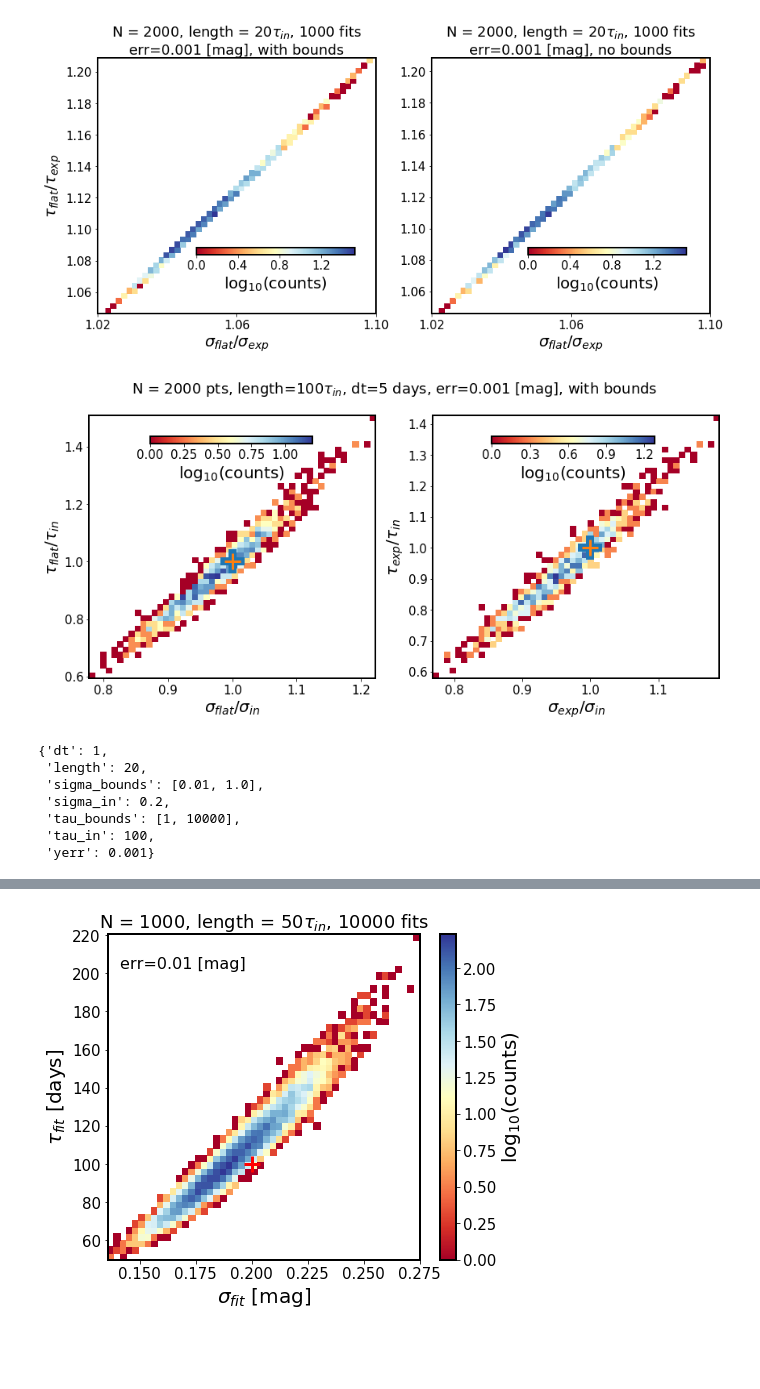
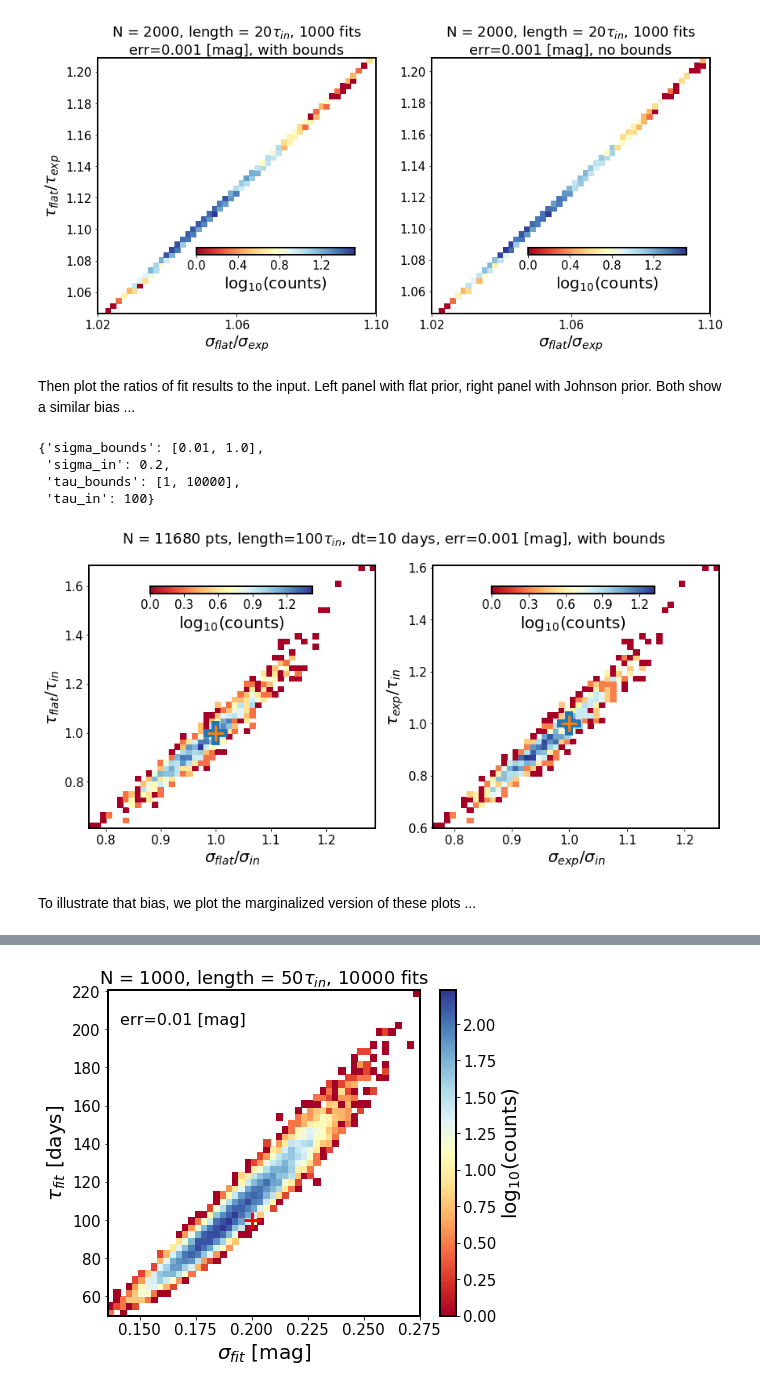
Before and after one commit to suberlak/DRW_Celerite, a Jupyter notebook: code/Celerite_fit_simulated_data.ipynb, the cells around one changed output, grey strips where cells are left out. Drawn from its saved outputs; the diff is of its cells as text; code cells hidden in the pictures; blank space fills up the shorter version.

```diff
--- a/code/Celerite_fit_simulated_data.ipynb
+++ b/code/Celerite_fit_simulated_data.ipynb
@@ -332,5 +322,2 @@ ProgressBar?
 # %% [markdown]
 Make 1000 realizations of the same DRW light curve,  fit each time with two ways of choosing the prior, and boundaries on parameters
-# %%
-t = 400
-yerr = np.random.normal(loc = 0, scale = 0.01 , size=4000)
@@ -505,4 +479,6 @@ plt.savefig(outDir+'DRW_fit_length-'+str(length)+'_dt-'+str(dt)+'_err_0.001.png'
 # %%
 # load fit results
+outDir = '../data_products/Fig_Celerite_simulated_LC/2017-06-13/'
 fname = outDir+'test_priors_results.npy'
-results= np.load(fname).item()
+results= np.load(outDir + 'DRW_sim_results_1.npy').item()
+setup = np.load(outDir + 'DRW_sim_setup_1.npy').item()
@@ -554,7 +528,7 @@ for use_bounds in [True,False]:
     z_masked = np.ma.masked_where(z_rot_flip == 0 , z_rot_flip)
     image = ax[i].pcolormesh(x_edges,y_edges, np.log10(z_masked), cmap=plt.cm.get_cmap('RdYlBu'))
 
-    ax[i].set_xlabel(r'$\sigma_{flat}/ \sigma_{exp}$')
+    ax[i].set_xlabel(r'$\sigma_{flat}/ \sigma_{Johnson}$')
 
     cax = fig.add_axes([x0[i], 0.3, 0.2,0.02])
     colorbar = fig.colorbar(image, cax=cax, orientation='horizontal')
@@ -575,6 +549,21 @@ fig.subplots_adjust(wspace=0.2)
 plt.savefig(outDir+'DRW_priors_bounds_comp2.png')
 # %% [output]
 [figure]
+# %% [markdown]
+Then plot the ratios of fit results to the input. Left panel with flat prior, right panel with Johnson prior. Both show a similar bias ...
+# %%
+# load fit results
+outDir = '../data_products/Fig_Celerite_simulated_LC/2017-06-09/'
+fname = outDir+'test_priors_results.npy'
+results= np.load(outDir + 'test_priors_results1.npy').item()
+setup = np.load(outDir + 'test_priors_setup1.npy').item()
+# %%
+setup
+# %% [output]
+{'sigma_bounds': [0.01, 1.0],
+ 'sigma_in': 0.2,
+ 'tau_bounds': [1, 10000],
+ 'tau_in': 100}
 # %%
 # Make another plot  : showing  the ratios of   tau_fit to  tau_in  ,  and
 # sigma_fit  to sigma_in
@@ -587,10 +576,13 @@ fig,ax = plt.subplots(1,2,figsize=(14,6))
 
 use_bounds  = True
 b = 'with bounds'
-
+sigma_in = setup['sigma_in'] # mags
+tau_in = setup['tau_in']  # days
+length = setup['length'] # tau
+yerr = setup['yerr'] # mag
 i = 0
 x0 = [0.2,0.62]
-for prior in ['flat', 'log']:
+for prior in ['flat', 'exp']:
     x =  results[use_bounds][prior]['sigma_fit'] / sigma_in
     y =  results[use_bounds][prior]['tau_fit'] / tau_in
 
@@ -611,43 +603,35 @@ for prior in ['flat', 'log']:
     colorbar = fig.colorbar(image, cax=cax, orientation='horizontal')
     from matplotlib import ticker
     tick_locator = ticker.MaxNLocator(nbins=5)
     colorbar.locator = tick_locator
     colorbar.update_ticks()
     colorbar.set_label(r'$\log_{10}(\mathrm{counts})$')
 
     #xticks = ax[0].get_xticks()
     #ax[0].set_xticks(xticks[::2])
     ax[i].plot(1,1,marker='+', markersize=30,markerfacecolor='yellow',
          markeredgewidth=10.0)
     ax[i].plot(1,1,marker='+', markersize=20,markerfacecolor='red',
          markeredgewidth=3.0)
 
 
     i += 1
 
 ax[0].set_xlabel(r'$\sigma_{flat}/ \sigma_{in}$')
 ax[0].set_ylabel(r'$\tau_{flat} / \tau_{in}$')
 ax[1].set_xlabel(r'$\sigma_{exp}/ \sigma_{in}$')
 ax[1].set_ylabel(r'$\tau_{exp} / \tau_{in}$')
 
 fig.suptitle('N = '+str(len(t))+' pts, length='+str(length)+ r'$ \tau_{in}$'+', dt='+\
              str(dt)+' days, '  + '' \
                  + 'err='+str(yerr)+' [mag], '+b, fontsize=18)
 
 #fig.text(0.2,0.5,'NEW', fontsize=25)
 fig.subplots_adjust(wspace=0.2)
 plt.savefig(outDir+'DRW_prior_comp_setup1.png')
 # %% [output]
-[figure, old version]
+[figure, new version]
-# %%
-fit_setup
-# %% [output]
-{'dt': 1,
- 'length': 20,
- 'sigma_bounds': [0.01, 1.0],
- 'sigma_in': 0.2,
- 'tau_bounds': [1, 10000],
- 'tau_in': 100,
- 'yerr': 0.001}
+# %% [markdown]
+To illustrate that bias, we plot the marginalized version of these plots ...
 # %%
 # load the results ...
```
Also changed, not shown: parts of 38 cells of this notebook, 1 other file.
